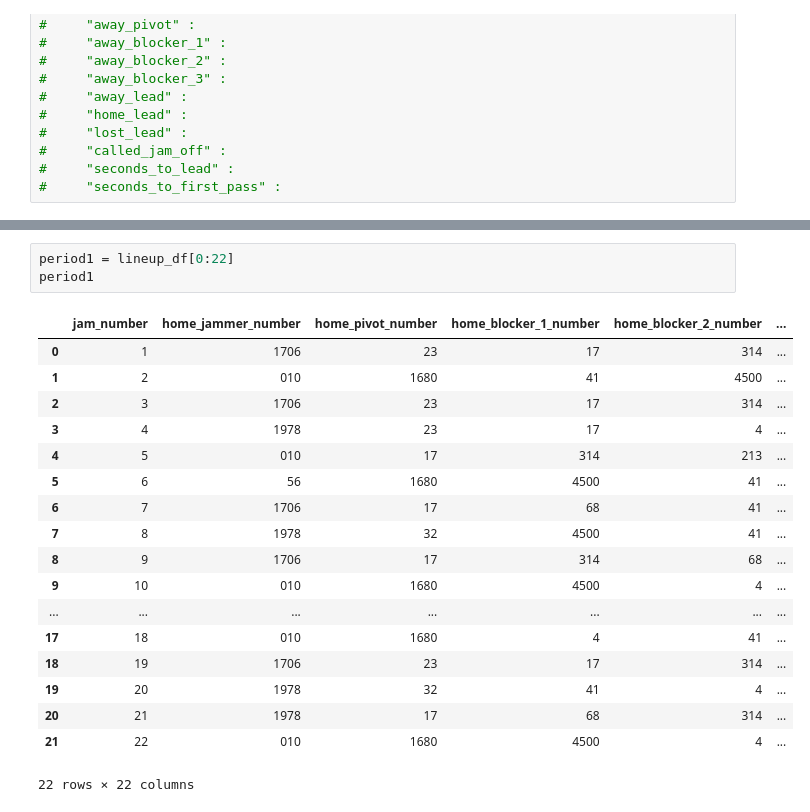
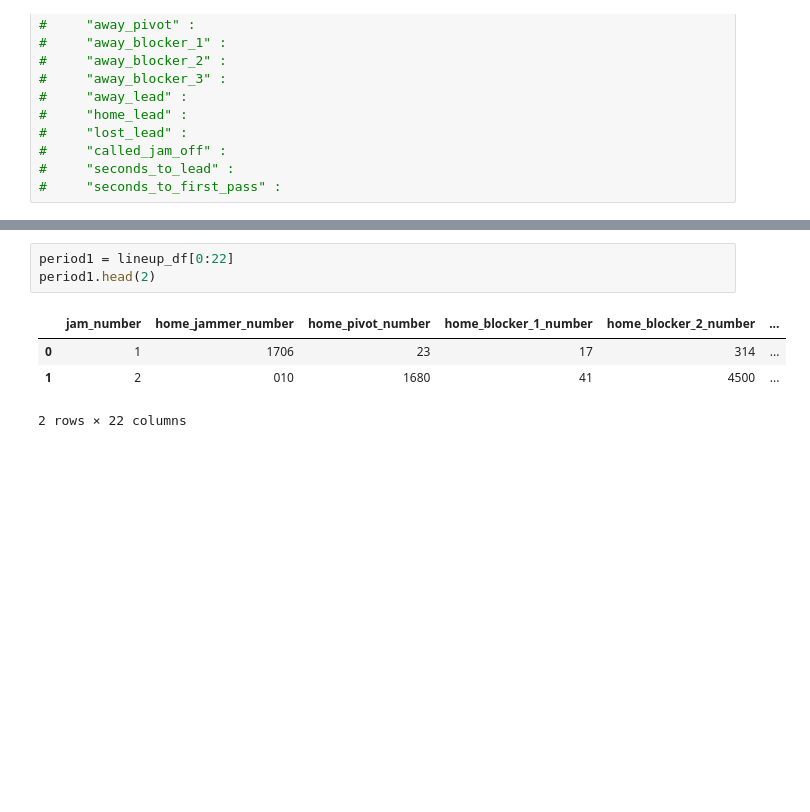
Before and after one commit to Jen-Dean/GGRD_DataBase, a Jupyter notebook: draft_notebooks/draft_creating_jams_table.ipynb, the cells around one changed output, grey strips where cells are left out. Saved outputs shown, nothing was run; the diff lists cells and outputs as text; blank space fills up the shorter version.

```diff
--- a/draft_notebooks/draft_creating_jams_table.ipynb
+++ b/draft_notebooks/draft_creating_jams_table.ipynb
@@ -529,22 +474,8 @@ lineup_df
 # %%
 period1 = lineup_df[0:22]
-period1
+period1.head(2)
 # %% [output]
 |  | jam_number | home_jammer_number | home_pivot_number | home_blocker_1_number | home_blocker_2_number | ... |
 | 0 | 1 | 1706 | 23 | 17 | 314 | ... |
 | 1 | 2 | 010 | 1680 | 41 | 4500 | ... |
-| 2 | 3 | 1706 | 23 | 17 | 314 | ... |
-| 3 | 4 | 1978 | 23 | 17 | 4 | ... |
-| 4 | 5 | 010 | 17 | 314 | 213 | ... |
-| 5 | 6 | 56 | 1680 | 4500 | 41 | ... |
-| 6 | 7 | 1706 | 17 | 68 | 41 | ... |
-| 7 | 8 | 1978 | 32 | 4500 | 41 | ... |
-| 8 | 9 | 1706 | 17 | 314 | 68 | ... |
-| 9 | 10 | 010 | 1680 | 4500 | 4 | ... |
-| ... | ... | ... | ... | ... | ... | ... |
-| 17 | 18 | 010 | 1680 | 4 | 41 | ... |
-| 18 | 19 | 1706 | 23 | 17 | 314 | ... |
-| 19 | 20 | 1978 | 32 | 41 | 4 | ... |
-| 20 | 21 | 1978 | 17 | 68 | 314 | ... |
-| 21 | 22 | 010 | 1680 | 4500 | 4 | ... |
-22 rows × 22 columns
+2 rows × 22 columns
```
Also changed, not shown: parts of 4 cells of this notebook.
